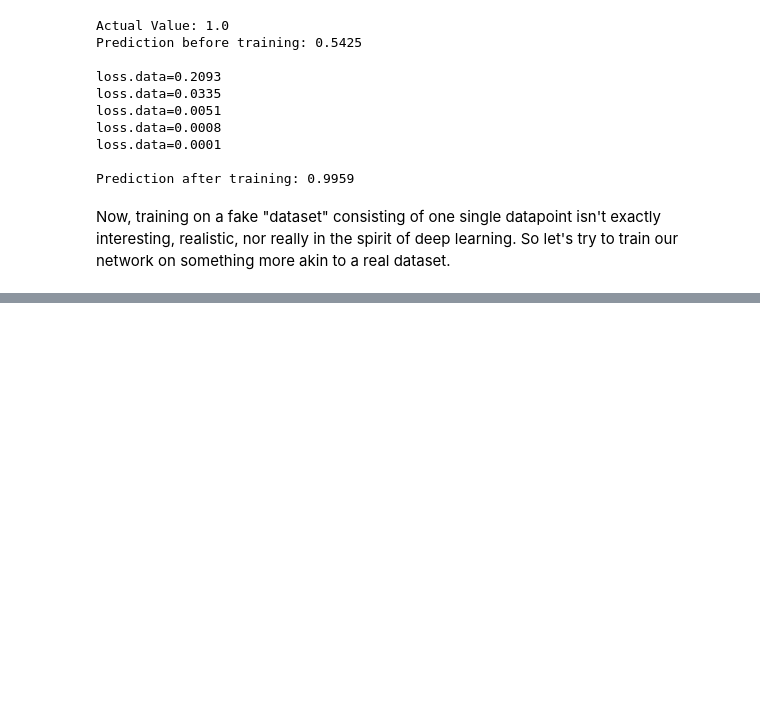
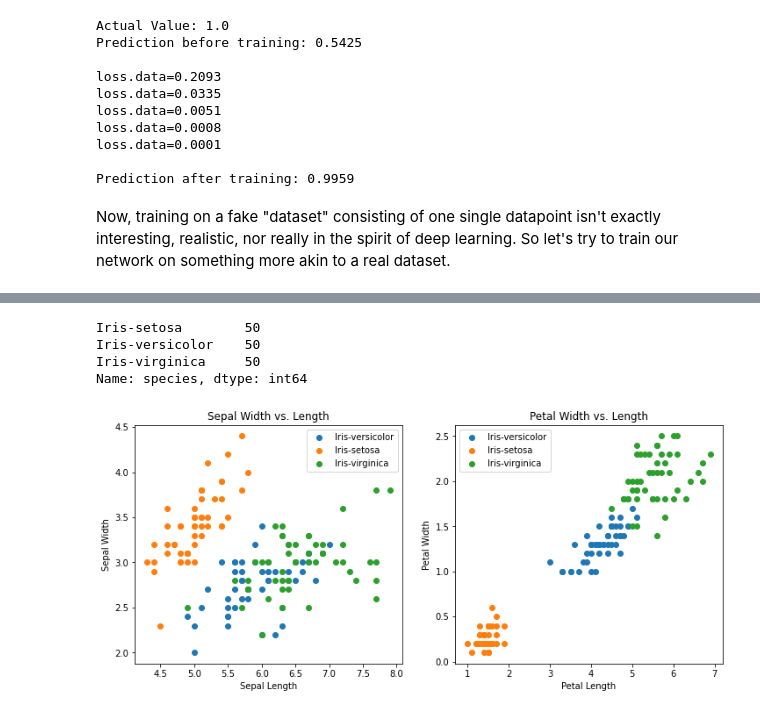
Before and after one commit to hakonmh/DL-architectures-from-scratch, a Jupyter notebook: notebooks/2. vanilla_nn.ipynb, the cells around one changed output, grey strips where cells are left out. Saved outputs shown, nothing was run; the diff lists cells and outputs as text; code cells hidden in the pictures; blank space fills up the shorter version.

```diff
--- a/notebooks/2. vanilla_nn.ipynb
+++ b/notebooks/2. vanilla_nn.ipynb
@@ -473,0 +494,7 @@ Now, training on a fake "dataset" consisting of one single datapoint isn't exact
+# %%
+import pandas as pd
+
+iris = pd.read_csv('../data/IRIS.csv')
+iris = iris.sample(frac=1, random_state=42)
+iris['species'] = iris['species'].astype('category')
+iris.head()
@@ -473,0 +508,33 @@ Now, training on a fake "dataset" consisting of one single datapoint isn't exact
+# %%
+iris.species.value_counts()
+# %% [output]
+Iris-setosa        50
+Iris-versicolor    50
+Iris-virginica     50
+Name: species, dtype: int64
+# %%
+import matplotlib.pyplot as plt
+
+fig, ax = plt.subplots(1, 2, figsize=(12, 5))
+
+# Sepal width vs. length
+for species in iris['species'].unique():
+    subset = iris[iris['species'] == species]
+    ax[0].scatter(subset['sepal_length'], subset['sepal_width'], label=species)
+ax[0].set_title('Sepal Width vs. Length')
+ax[0].set_xlabel('Sepal Length')
+ax[0].set_ylabel('Sepal Width')
+ax[0].legend()
+
+# Petal width vs. length
+for species in iris['species'].unique():
+    subset = iris[iris['species'] == species]
+    ax[1].scatter(subset['petal_length'], subset['petal_width'], label=species)
+ax[1].set_title('Petal Width vs. Length')
+ax[1].set_xlabel('Petal Length')
+ax[1].set_ylabel('Petal Width')
+ax[1].legend()
+
+plt.show()
+# %% [output]
+[figure, added]
```
Also changed, not shown: parts of 22 cells of this notebook.
